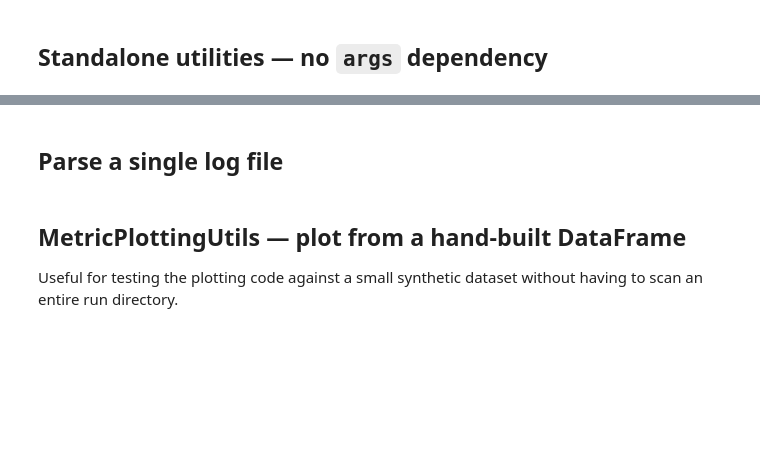
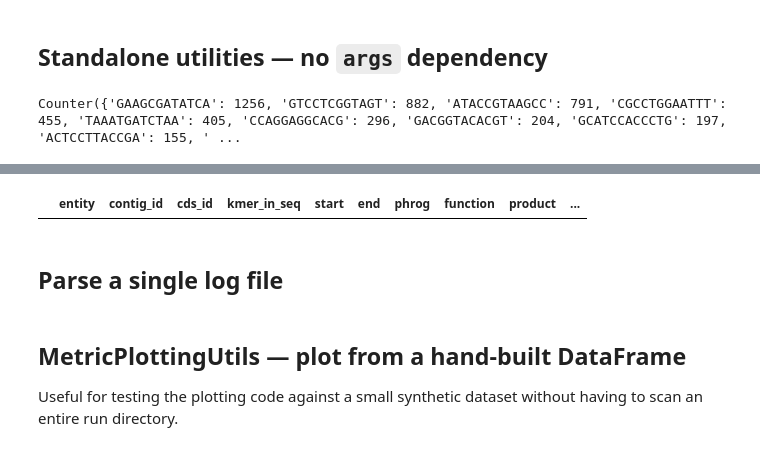
Before and after one commit to azzy72/PredictPhagePPI, a Jupyter notebook: notebooks/debug_collect_iterres.ipynb, the cells around one changed output, grey strips where cells are left out. Cells and saved outputs as stored; diff of their text form; code cells hidden in the pictures; blank space fills up the shorter version.

```diff
--- a/notebooks/debug_collect_iterres.ipynb
+++ b/notebooks/debug_collect_iterres.ipynb
@@ -68,3 +74,72 @@ sample_metrics = {
     'unseen_test_balanced_accuracy': 0.71,
 }
 print("UPS:", cr.calculate_unified_score(sample_metrics))  # expect ~0.763
+# %%
+from collections import Counter
+
+file_path = os.path.join(data_prod_path, "TEST", nn_run_dir_name, "phage_kmers.txt")
+
+with open(file_path, "r") as f:
+    kmer_counts = Counter(line.strip() for line in f if line.strip())
+
+print(kmer_counts)
+# %% [output]
+Counter({'GAAGCGATATCA': 1256, 'GTCCTCGGTAGT': 882, 'ATACCGTAAGCC': 791, 'CGCCTGGAATTT': 455, 'TAAATGATCTAA': 405, 'CCAGGAGGCACG': 296, 'GACGGTACACGT': 204, 'GCATCCACCCTG': 197, 'ACTCCTTACCGA': 155, ' ...
+# %%
+from paths import data_prod_path
+from pathlib import Path
+from Bio import SeqIO
+from manipulations import clean_bact_names
+
+root_dir = data_prod_path
+strain_name = "Poppous"
+kmer = "GTCCTCGGTAGT"
+
+kmer = str(kmer).strip().upper()
+pharokka_root = Path(root_dir) / "pharokka"
+phold_root = Path(root_dir) / "phold"
+
+pharokka_dirs = [p for p in pharokka_root.rglob("*") if p.is_dir() and strain_name in p.name]
+phold_dirs = [p for p in phold_root.rglob("*") if p.is_dir() and strain_name in p.name]
+if not pharokka_dirs or len(pharokka_dirs) == 0:
+    raise FileNotFoundError(f"No pharokka directory found for strain '{strain_name}' under {pharokka_root}")
+if not phold_dirs or len(phold_dirs) == 0:
+    raise FileNotFoundError(f"No phold directory found for strain '{strain_name}' under {phold_root}")
+
+pharokka_dir = pharokka_dirs[0]
+phold_dir = phold_dirs[0]
+
+ffn_files = sorted(pharokka_dir.glob("**/phanotate.ffn"))
+if not ffn_files:
+    raise FileNotFoundError(f"No phanotate.ffn file found in {pharokka_dir}")
+
+tsv_files = sorted(phold_dir.glob("**/*_per_cds_predictions.tsv"))
+if not tsv_files:
+    raise FileNotFoundError(f"No *_per_cds_predictions.tsv file found in {phold_dir}")
+
+matching_cds_ids = []
+for record in SeqIO.parse(str(ffn_files[0]), "fasta"):
+    print(f"Checking record {record.id} with sequence {record.seq[:30]}...")  # debug print
+    print(f"Does the sequence contain the kmer {kmer}? {'Yes' if kmer in str(record.seq).upper() else 'No'}")  # debug print
+    if kmer in str(record.seq).upper():
+        matching_cds_ids.append(record.id)
+
+cols = [
+    "entity", "contig_id", "cds_id", "kmer_in_seq", "start", "end", "phrog", "function", "product",
+    "annotation_method", "annotation_confidence", "tophit_protein",
+    "function_with_highest_bitscore_proportion", "prostt5_confidence"
+]
+
+if not matching_cds_ids:
+    print(f"No matching CDS IDs found for kmer '{kmer}' in strain '{strain_name}'.\npharokka_dirs: {pharokka_dirs}\nphold_dirs: {phold_dirs}\nffn_files: {ffn_files}\ntsv_files: {tsv_files}")
+
+ann_df = pd.read_csv(tsv_files[0], sep="\t")
+ann_df["kmer_in_seq"] = kmer
+ann_df["entity"] = strain_name
+missing = [c for c in cols if c not in ann_df.columns]
+if missing:
+    print(f"Missing expected columns in {tsv_files[0]}: {missing}")
+
+result = ann_df[ann_df["cds_id"].astype(str).isin(matching_cds_ids)][cols].copy()
+display(result)
+# %% [output]
@@ -71,3 +163,4 @@ print("UPS:", cr.calculate_unified_score(sample_metrics))  # expect ~0.763
+|  | entity | contig_id | cds_id | kmer_in_seq | start | end | phrog | function | product | ... |
 # %% [markdown]
 ## Parse a single log file
 # %%
```
Also changed, not shown: parts of 4 cells of this notebook, 4 other files.
